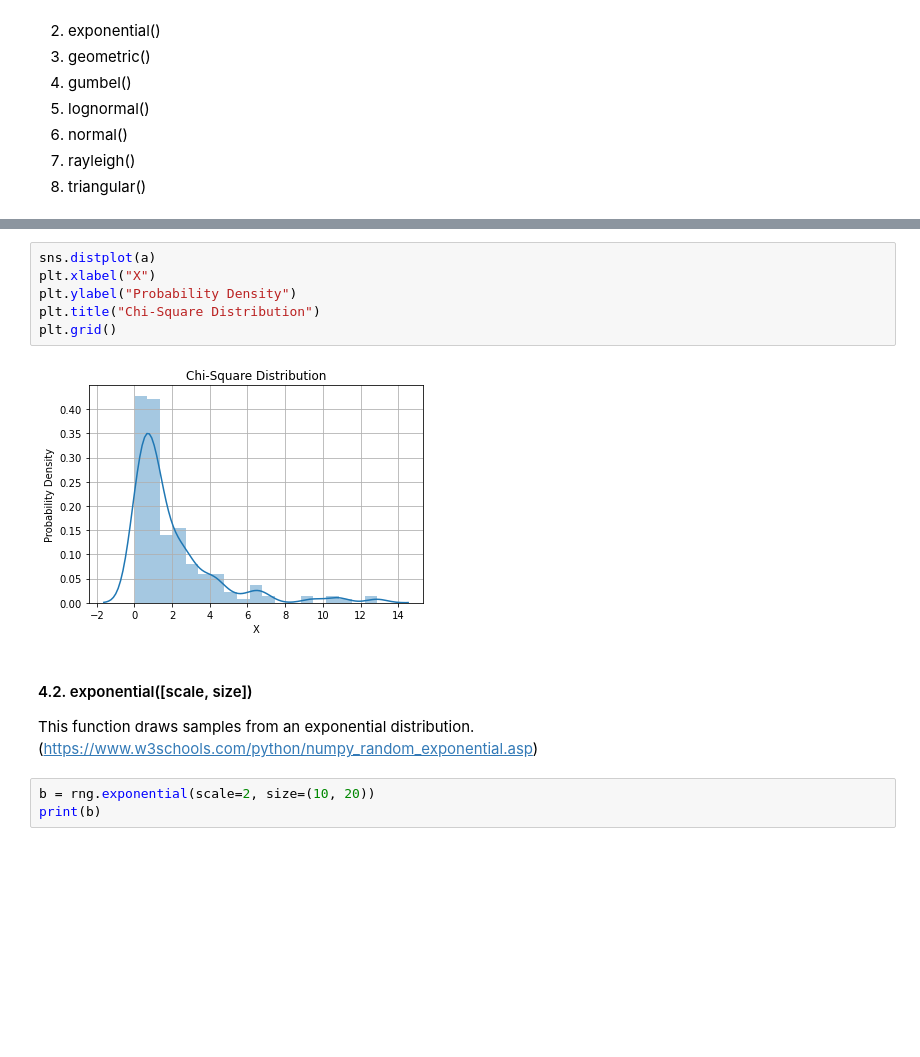
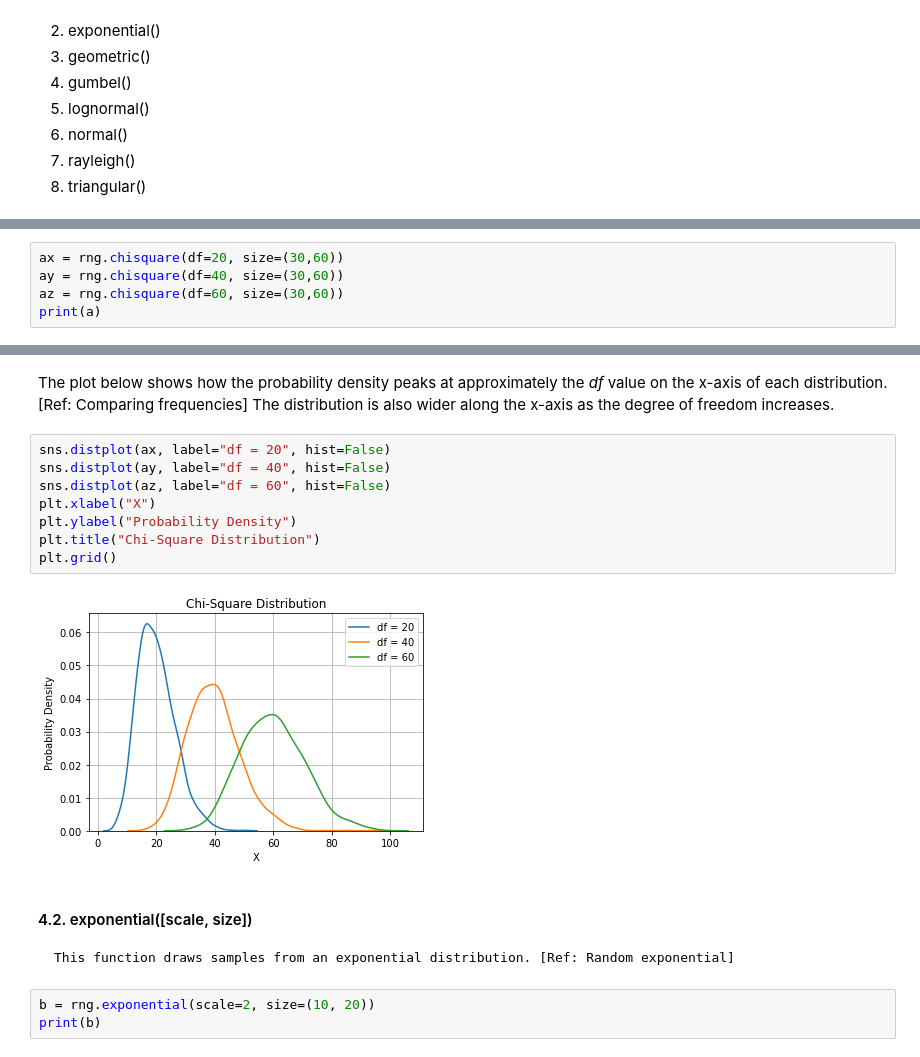
Before and after one commit to GaryLocke91/52465_programming_assignment, a Jupyter notebook: 52465_programming_assignment.ipynb, the cells around one changed output, grey strips where cells are left out. Cells and saved outputs as stored; diff of their text form; blank space fills up the shorter version.

```diff
--- a/52465_programming_assignment.ipynb
+++ b/52465_programming_assignment.ipynb
@@ -300,0 +294,5 @@ print(a)
+# %%
+ax = rng.chisquare(df=20, size=(30,60))
+ay = rng.chisquare(df=40, size=(30,60))
+az = rng.chisquare(df=60, size=(30,60))
+print(a)
@@ -301,15 +313,19 @@ print(a)
+# %% [markdown]
+The plot below shows how the probability density peaks at approximately the *df* value on the x-axis of each distribution. [Ref: Comparing frequencies] The distribution is also wider along the x-axis as the degree of freedom increases.
 # %%
-sns.distplot(a)
+sns.distplot(ax, label="df = 20", hist=False)
+sns.distplot(ay, label="df = 40", hist=False)
+sns.distplot(az, label="df = 60", hist=False)
 plt.xlabel("X")
 plt.ylabel("Probability Density")
 plt.title("Chi-Square Distribution")
 plt.grid()
 # %% [output]
-[figure, old version]
+[figure, new version]
 # %% [markdown]
 #### 4.2. exponential([scale, size])
 
-This function draws samples from an exponential distribution. (https://www.w3schools.com/python/numpy_random_exponential.asp)
+    This function draws samples from an exponential distribution. [Ref: Random exponential]
 # %%
 b = rng.exponential(scale=2, size=(10, 20))
 print(b)
```
Also changed, not shown: parts of 7 cells of this notebook.
